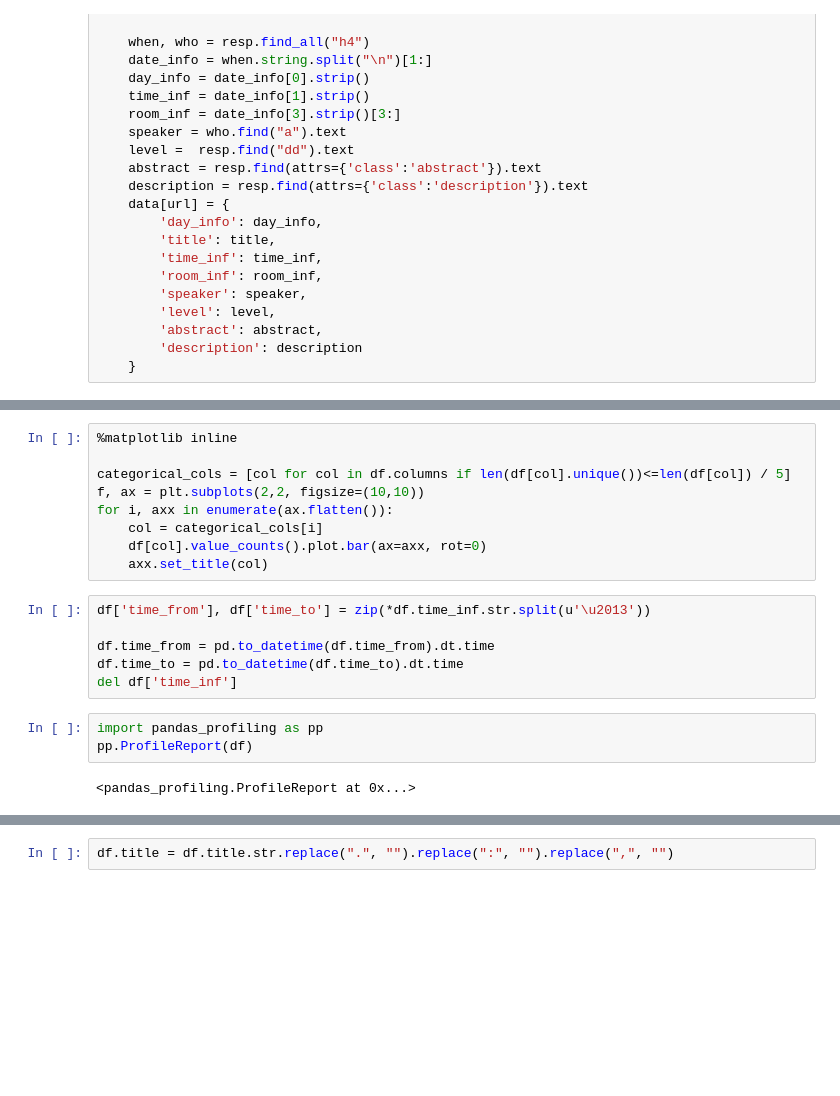
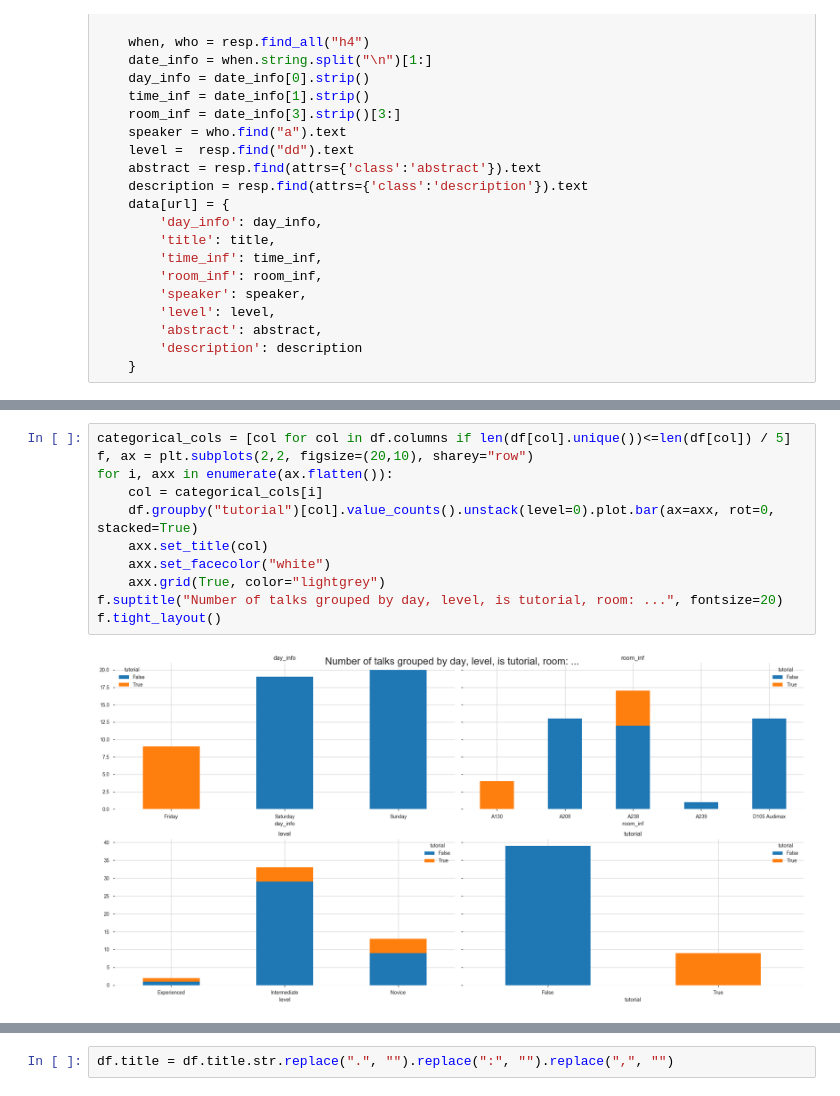
Before and after one commit to nicoa/showcase, a Jupyter notebook: pydatabln2017_filter_and_overview.ipynb, the cells around one changed output, grey strips where cells are left out. Saved outputs shown, nothing was run; the diff lists cells and outputs as text; blank space fills up the shorter version.

```diff
--- a/pydatabln2017_filter_and_overview.ipynb
+++ b/pydatabln2017_filter_and_overview.ipynb
@@ -60,20 +143,13 @@ Name: level, dtype: int64
 # %%
-%matplotlib inline
-
 categorical_cols = [col for col in df.columns if len(df[col].unique())<=len(df[col]) / 5]
-f, ax = plt.subplots(2,2, figsize=(10,10))
+f, ax = plt.subplots(2,2, figsize=(20,10), sharey="row")
 for i, axx in enumerate(ax.flatten()):
     col = categorical_cols[i]
-    df[col].value_counts().plot.bar(ax=axx, rot=0)
+    df.groupby("tutorial")[col].value_counts().unstack(level=0).plot.bar(ax=axx, rot=0, stacked=True)
     axx.set_title(col)
+    axx.set_facecolor("white")
+    axx.grid(True, color="lightgrey")
+f.suptitle("Number of talks grouped by day, level, is tutorial, room: ...", fontsize=20)
+f.tight_layout()
+# %% [output]
+[figure, added]
-# %%
-df['time_from'], df['time_to'] = zip(*df.time_inf.str.split(u'\u2013'))
-
-df.time_from = pd.to_datetime(df.time_from).dt.time
-df.time_to = pd.to_datetime(df.time_to).dt.time
-del df['time_inf']
-# %%
-import pandas_profiling as pp
-pp.ProfileReport(df)
-# %% [output]
-<pandas_profiling.ProfileReport at 0x...>
```
Also changed, not shown: parts of 34 cells of this notebook.
